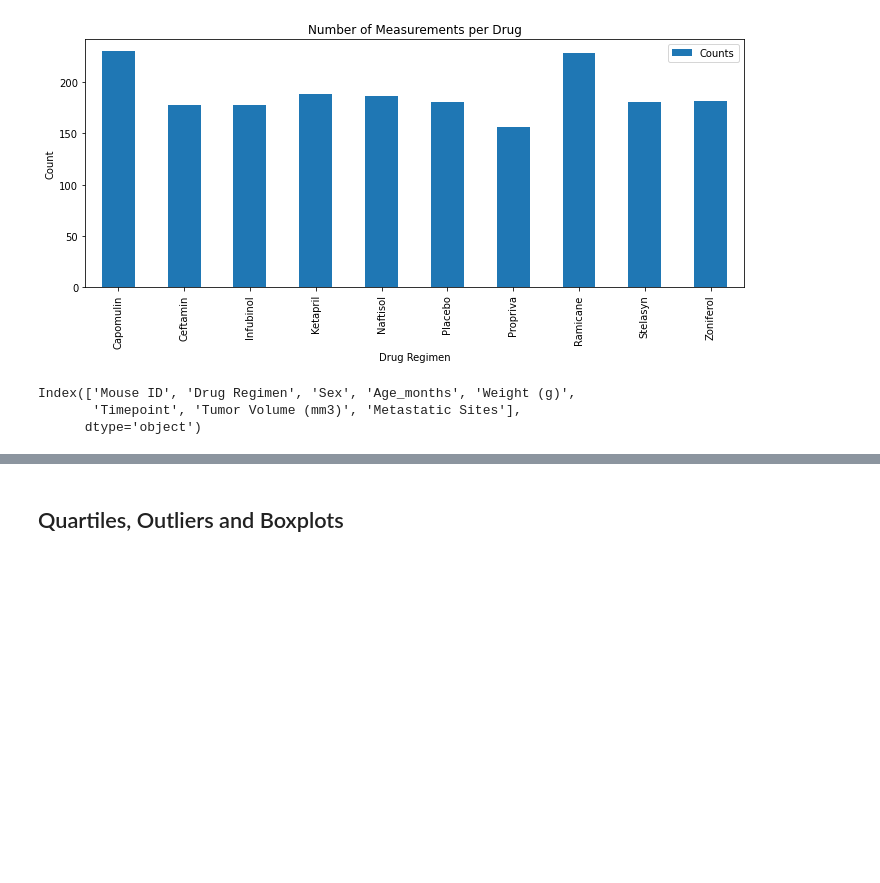
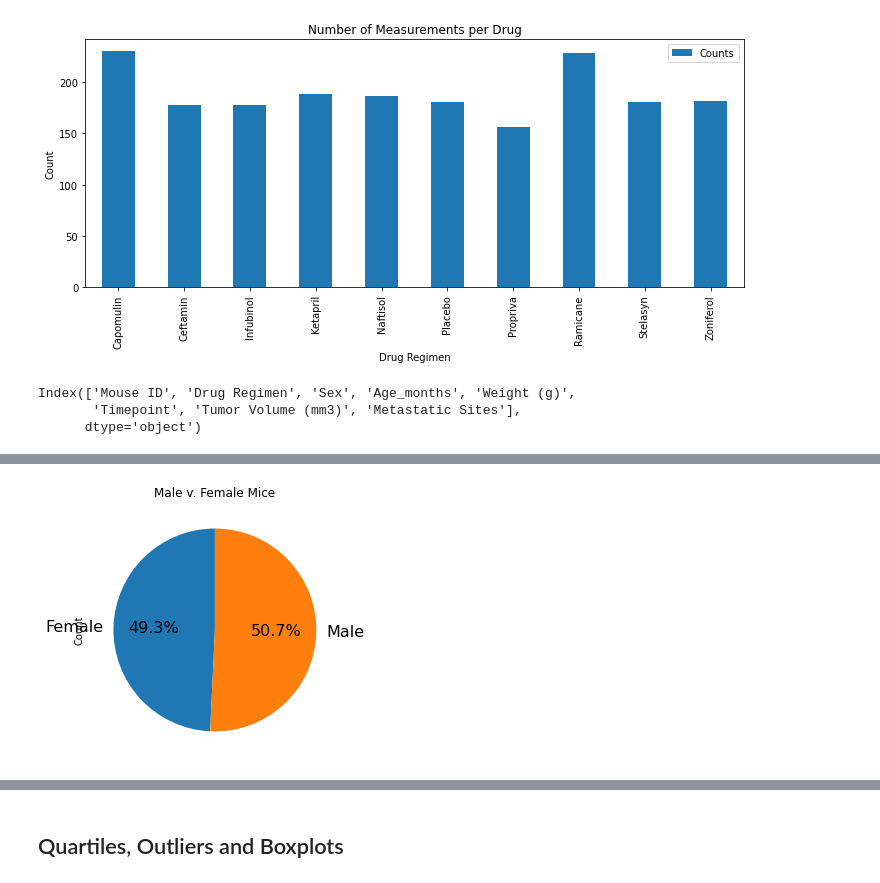
Before and after one commit to keikoyara/matplotlib-challenge, a Jupyter notebook: pymaceuticals_starter.ipynb, the cells around one changed output, grey strips where cells are left out. Drawn from its saved outputs; the diff is of its cells as text; code cells hidden in the pictures; blank space fills up the shorter version.

```diff
--- a/pymaceuticals_starter.ipynb
+++ b/pymaceuticals_starter.ipynb
@@ -212,2 +210,23 @@ plt.show()
+# %%
+# Generate a pie plot showing the distribution of female versus male mice using pandas
+gender_df = pd.DataFrame(clean_data_df.groupby(["Sex"]).count()).reset_index()
+
+gender_df = gender_df[["Sex", "Mouse ID"]]
+gender_df = gender_df.rename(columns={"Mouse ID": "Count"})
+
+#create chart
+
+
+
+plt.figure(figsize=(10,6))
+ax1 = plt.subplot(121, aspect='equal')
+gender_df.plot(kind='pie', y = "Count", ax=ax1, autopct='%1.1f%%',
+ startangle=90, shadow=False, labels=gender_df['Sex'], legend = False, fontsize=16)
+
+plt.title("Male v. Female Mice")
+
+plt.show()
+# %% [output]
+[figure, added]
 # %%
 # Generate a pie plot showing the distribution of female versus male mice using pyplot
```
Also changed, not shown: parts of 3 cells of this notebook.
